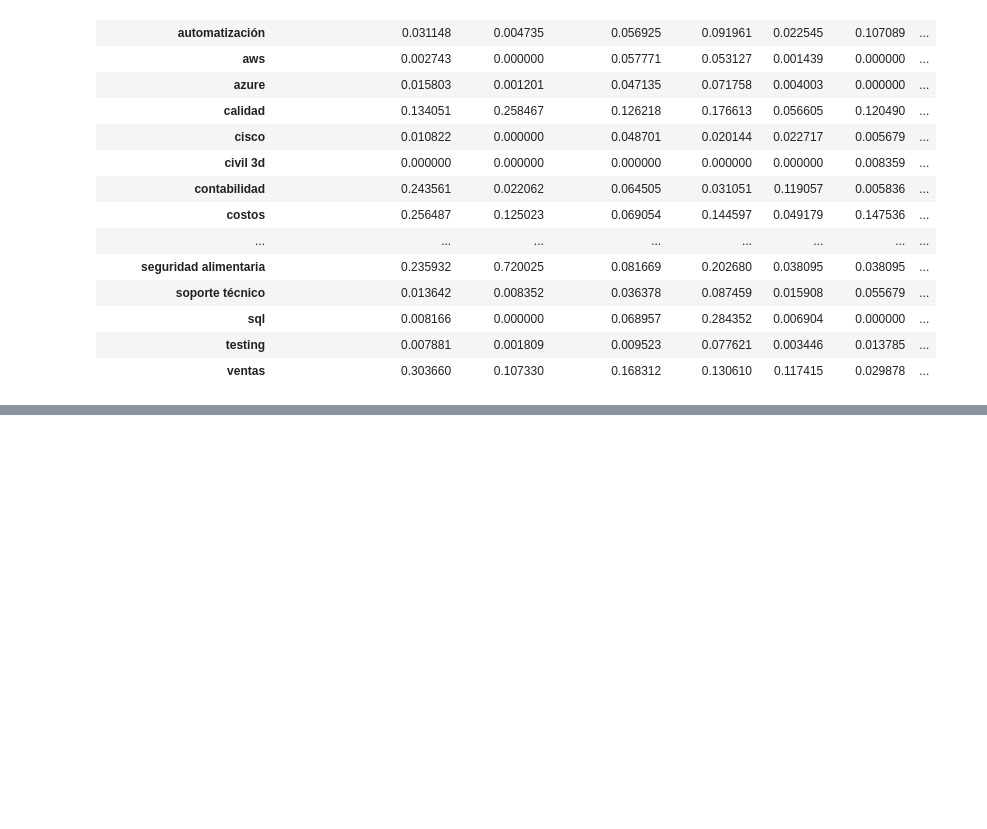
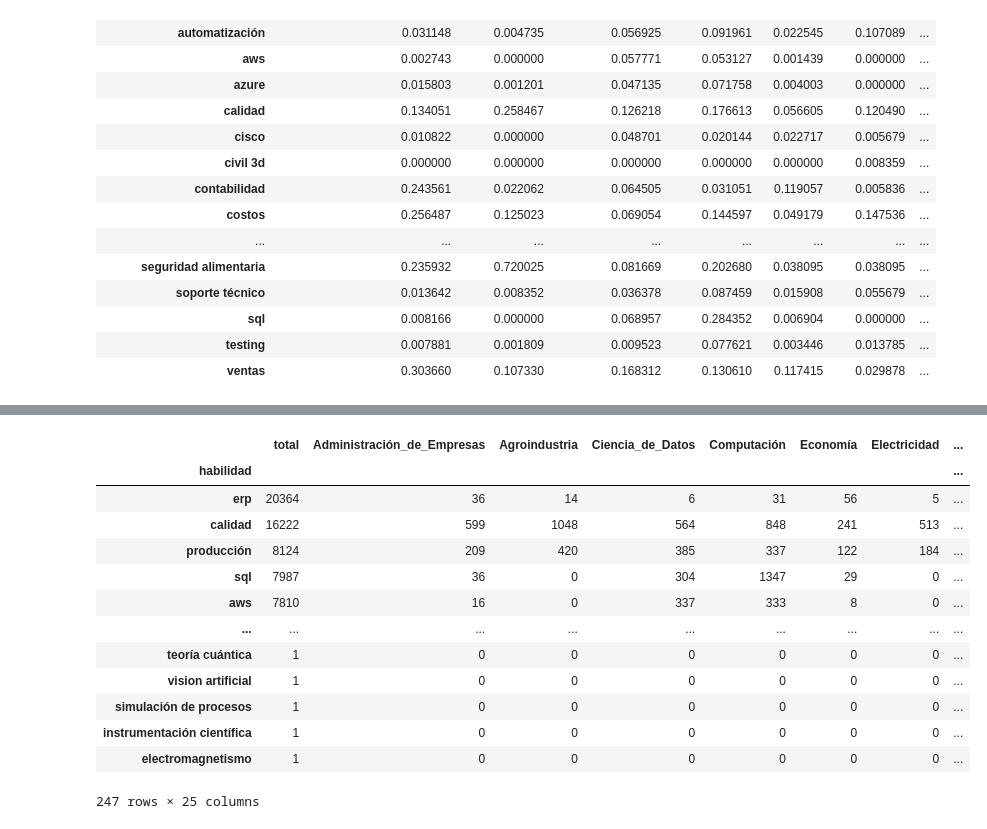
Before and after one commit to Diegow7/Matriz_TerminoDocumento, a Jupyter notebook: notebooks/14Habilidades_Tecnicas_TFIDF.ipynb, the cells around one changed output, grey strips where cells are left out. Drawn from its saved outputs; the diff is of its cells as text; code cells hidden in the pictures; blank space fills up the shorter version.

Commit message:
feat: add notebooks about embedding process

```diff
--- a/notebooks/14Habilidades_Tecnicas_Ranking.ipynb
+++ b/notebooks/14Habilidades_Tecnicas_TFIDF.ipynb
@@ -251,0 +255,23 @@ tfidf_df
+# %%
+# Crear ranking global de términos técnicos por número de apariciones (solo términos con al menos 1 aparición)
+matriz_ranking = matriz_td.copy()
+matriz_ranking['total'] = matriz_ranking.sum(axis=1)
+matriz_ranking = matriz_ranking[matriz_ranking['total'] > 0]
+matriz_ranking = matriz_ranking[['total'] + [col for col in matriz_td.columns]]
+matriz_ranking = matriz_ranking.sort_values('total', ascending=False)
+matriz_ranking
+# %% [output]
+|  | total | Administración_de_Empresas | Agroindustria | Ciencia_de_Datos | Computación | Economía | Electricidad | ... |
+| habilidad |  |  |  |  |  |  |  | ... |
+| erp | 20364 | 36 | 14 | 6 | 31 | 56 | 5 | ... |
+| calidad | 16222 | 599 | 1048 | 564 | 848 | 241 | 513 | ... |
+| producción | 8124 | 209 | 420 | 385 | 337 | 122 | 184 | ... |
+| sql | 7987 | 36 | 0 | 304 | 1347 | 29 | 0 | ... |
+| aws | 7810 | 16 | 0 | 337 | 333 | 8 | 0 | ... |
+| ... | ... | ... | ... | ... | ... | ... | ... | ... |
+| teoría cuántica | 1 | 0 | 0 | 0 | 0 | 0 | 0 | ... |
+| vision artificial | 1 | 0 | 0 | 0 | 0 | 0 | 0 | ... |
+| simulación de procesos | 1 | 0 | 0 | 0 | 0 | 0 | 0 | ... |
+| instrumentación científica | 1 | 0 | 0 | 0 | 0 | 0 | 0 | ... |
+| electromagnetismo | 1 | 0 | 0 | 0 | 0 | 0 | 0 | ... |
+247 rows × 25 columns
```
Also changed, not shown: parts of 1 cell of this notebook, 1 other file.
